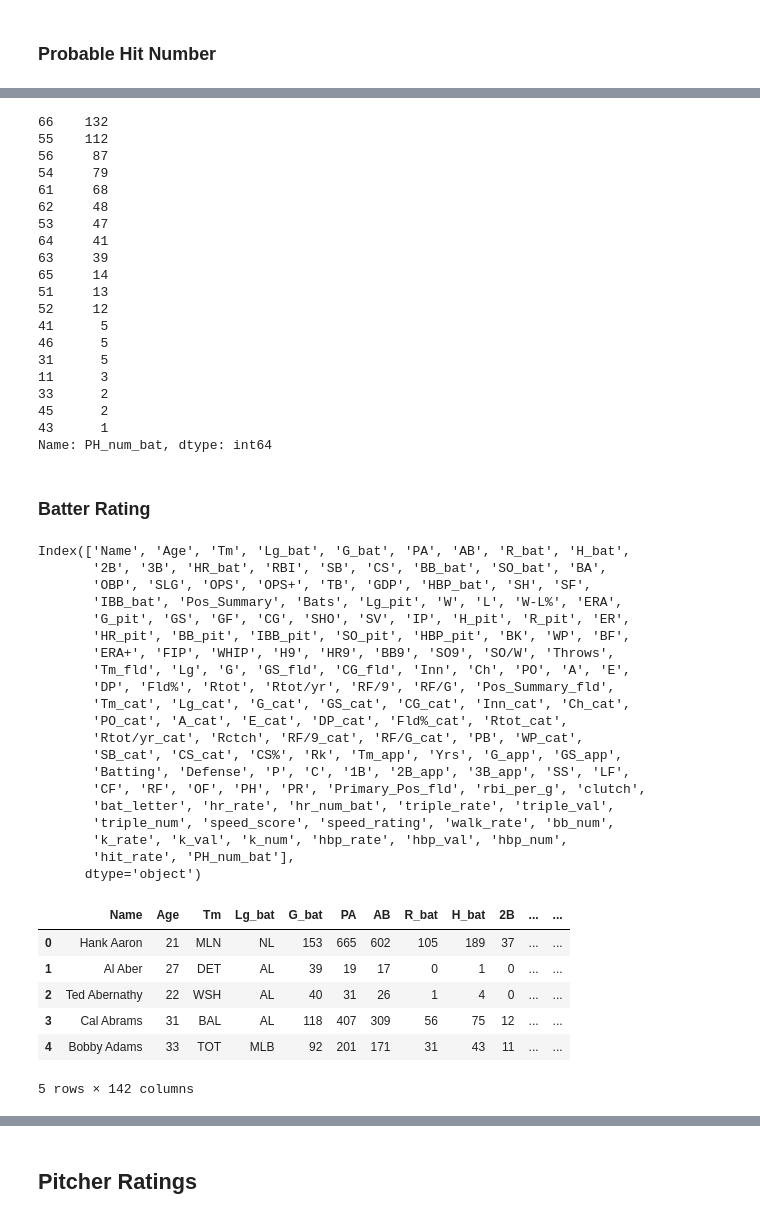
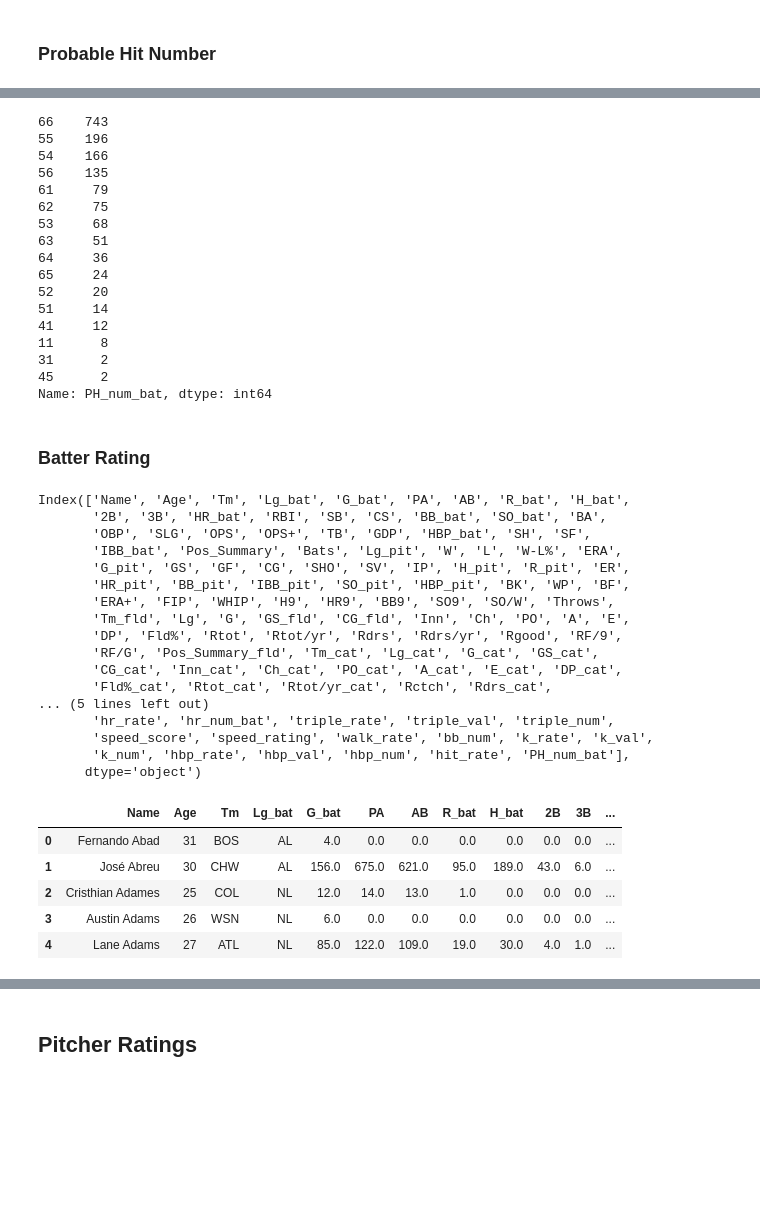
Before and after one commit to jgodin21/sherco_ratings, a Jupyter notebook: code/sherco_ratings.ipynb, the cells around one changed output, grey strips where cells are left out. Saved outputs shown, nothing was run; the diff lists cells and outputs as text; code cells hidden in the pictures; blank space fills up the shorter version.

```diff
--- a/code/sherco_ratings.ipynb
+++ b/code/sherco_ratings.ipynb
@@ -34,7 +34,7 @@ import os
 # %% [markdown]
 ***NOTE: SIMPLY CHANGE THE YEAR VALUE THEN RUN ALL CELLS BELOW. THE RESULT WILL BE A FORMATTED EXCEL FILE WITH THAT YEAR'S PLAYER RATINGS. COMMENT OUT THE CLEAN UP SECTION IF YOU DON'T WANT TO REMOVE INTERIM FILES***
 # %%
-year = '1955'
+year = '2017'
 # %%
 url_bat = 'https://www.baseball-reference.com/leagues/MLB/' + year + '-standard-batting.shtml'
 url_pit = 'https://www.baseball-reference.com/leagues/MLB/' + year + '-standard-pitching.shtml'
@@ -1102,25 +1112,22 @@ players["PH_num_bat"] = players["hit_rate"].map({
 }).astype(str)
 players["PH_num_bat"].value_counts()
 # %% [output]
-66    132
-55    112
-56     87
-54     79
-61     68
-62     48
-53     47
-64     41
-63     39
-65     14
-51     13
-52     12
-41      5
-46      5
-31      5
-11      3
-33      2
+66    743
+55    196
+54    166
+56    135
+61     79
+62     75
+53     68
+63     51
+64     36
+65     24
+52     20
+51     14
+41     12
+11      8
+31      2
 45      2
-43      1
 Name: PH_num_bat, dtype: int64
 # %% [markdown]
 ### Batter Rating
@@ -1135,32 +1142,28 @@ Index(['Name', 'Age', 'Tm', 'Lg_bat', 'G_bat', 'PA', 'AB', 'R_bat', 'H_bat',
        'HR_pit', 'BB_pit', 'IBB_pit', 'SO_pit', 'HBP_pit', 'BK', 'WP', 'BF',
        'ERA+', 'FIP', 'WHIP', 'H9', 'HR9', 'BB9', 'SO9', 'SO/W', 'Throws',
        'Tm_fld', 'Lg', 'G', 'GS_fld', 'CG_fld', 'Inn', 'Ch', 'PO', 'A', 'E',
-       'DP', 'Fld%', 'Rtot', 'Rtot/yr', 'RF/9', 'RF/G', 'Pos_Summary_fld',
-       'Tm_cat', 'Lg_cat', 'G_cat', 'GS_cat', 'CG_cat', 'Inn_cat', 'Ch_cat',
-       'PO_cat', 'A_cat', 'E_cat', 'DP_cat', 'Fld%_cat', 'Rtot_cat',
-       'Rtot/yr_cat', 'Rctch', 'RF/9_cat', 'RF/G_cat', 'PB', 'WP_cat',
-       'SB_cat', 'CS_cat', 'CS%', 'Rk', 'Tm_app', 'Yrs', 'G_app', 'GS_app',
-       'Batting', 'Defense', 'P', 'C', '1B', '2B_app', '3B_app', 'SS', 'LF',
-       'CF', 'RF', 'OF', 'PH', 'PR', 'Primary_Pos_fld', 'rbi_per_g', 'clutch',
-       'bat_letter', 'hr_rate', 'hr_num_bat', 'triple_rate', 'triple_val',
-       'triple_num', 'speed_score', 'speed_rating', 'walk_rate', 'bb_num',
-       'k_rate', 'k_val', 'k_num', 'hbp_rate', 'hbp_val', 'hbp_num',
-       'hit_rate', 'PH_num_bat'],
+       'DP', 'Fld%', 'Rtot', 'Rtot/yr', 'Rdrs', 'Rdrs/yr', 'Rgood', 'RF/9',
+       'RF/G', 'Pos_Summary_fld', 'Tm_cat', 'Lg_cat', 'G_cat', 'GS_cat',
+       'CG_cat', 'Inn_cat', 'Ch_cat', 'PO_cat', 'A_cat', 'E_cat', 'DP_cat',
+       'Fld%_cat', 'Rtot_cat', 'Rtot/yr_cat', 'Rctch', 'Rdrs_cat',
+... (5 lines left out)
+       'hr_rate', 'hr_num_bat', 'triple_rate', 'triple_val', 'triple_num',
+       'speed_score', 'speed_rating', 'walk_rate', 'bb_num', 'k_rate', 'k_val',
+       'k_num', 'hbp_rate', 'hbp_val', 'hbp_num', 'hit_rate', 'PH_num_bat'],
       dtype='object')
 # %%
 players["batter_rating"] = (players["clutch"] + players["bat_letter"] + \
                             players["hr_num_bat"] + players["triple_num"] + \
-                            players["speed_rating"] + " (" + players["bb_num"] + \
-                            "-" + players["k_num"] + players["hbp_num"] + ")")
+                            players["speed_rating"] + " [" + players["bb_num"] + \
+                            "-" + players["k_num"] + players["hbp_num"] + "]")
 players.head()
 # %% [output]
-|  | Name | Age | Tm | Lg_bat | G_bat | PA | AB | R_bat | H_bat | 2B | ... | ... |
-| 0 | Hank Aaron | 21 | MLN | NL | 153 | 665 | 602 | 105 | 189 | 37 | ... | ... |
-| 1 | Al Aber | 27 | DET | AL | 39 | 19 | 17 | 0 | 1 | 0 | ... | ... |
-| 2 | Ted Abernathy | 22 | WSH | AL | 40 | 31 | 26 | 1 | 4 | 0 | ... | ... |
-| 3 | Cal Abrams | 31 | BAL | AL | 118 | 407 | 309 | 56 | 75 | 12 | ... | ... |
-| 4 | Bobby Adams | 33 | TOT | MLB | 92 | 201 | 171 | 31 | 43 | 11 | ... | ... |
+|  | Name | Age | Tm | Lg_bat | G_bat | PA | AB | R_bat | H_bat | 2B | 3B | ... |
+| 0 | Fernando Abad | 31 | BOS | AL | 4.0 | 0.0 | 0.0 | 0.0 | 0.0 | 0.0 | 0.0 | ... |
+| 1 | José Abreu | 30 | CHW | AL | 156.0 | 675.0 | 621.0 | 95.0 | 189.0 | 43.0 | 6.0 | ... |
+| 2 | Cristhian Adames | 25 | COL | NL | 12.0 | 14.0 | 13.0 | 1.0 | 0.0 | 0.0 | 0.0 | ... |
+| 3 | Austin Adams | 26 | WSN | NL | 6.0 | 0.0 | 0.0 | 0.0 | 0.0 | 0.0 | 0.0 | ... |
+| 4 | Lane Adams | 27 | ATL | NL | 85.0 | 122.0 | 109.0 | 19.0 | 30.0 | 4.0 | 1.0 | ... |
-5 rows × 142 columns
 # %%
 players.tail()
 # %% [output]
```
Also changed, not shown: parts of 116 cells of this notebook, 6 other files.
